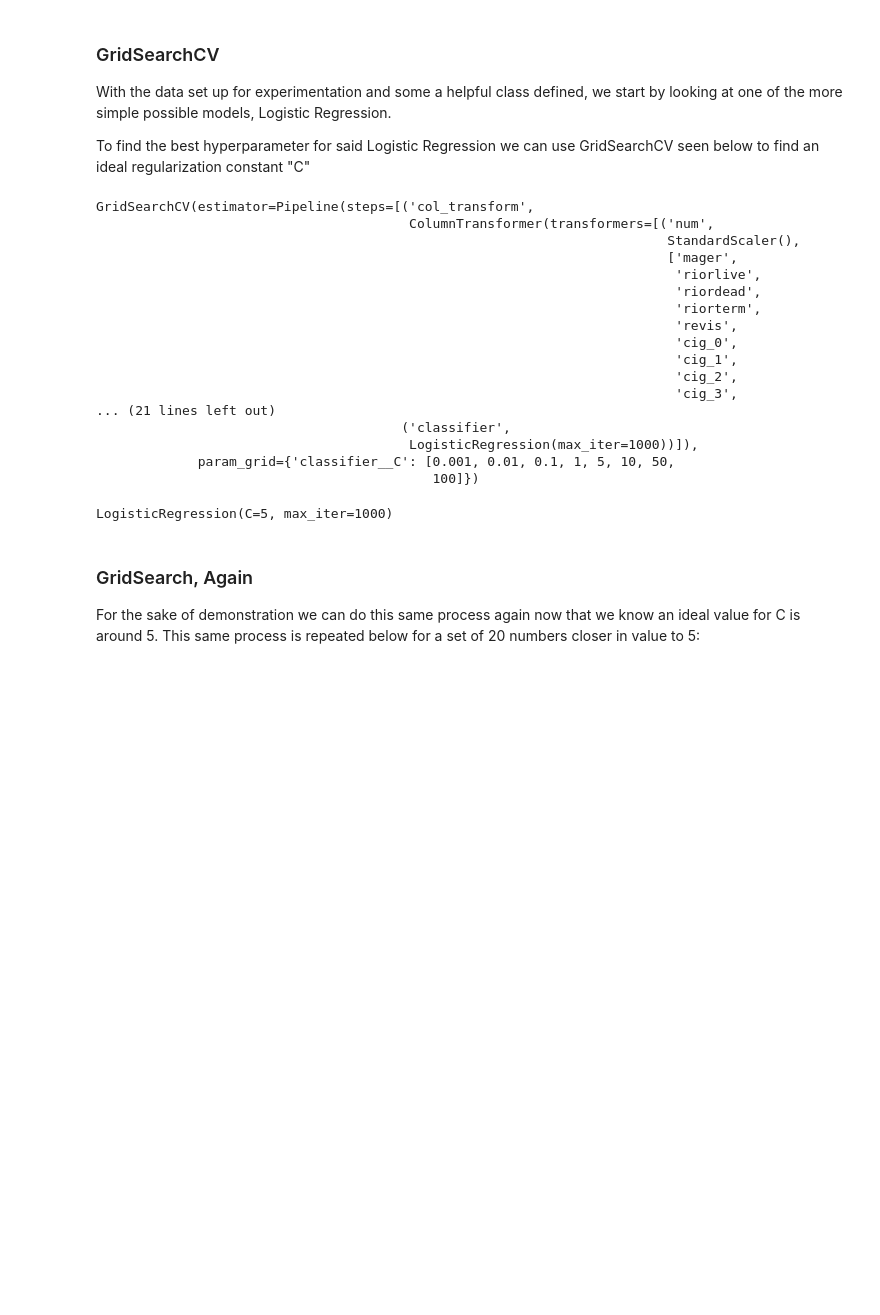
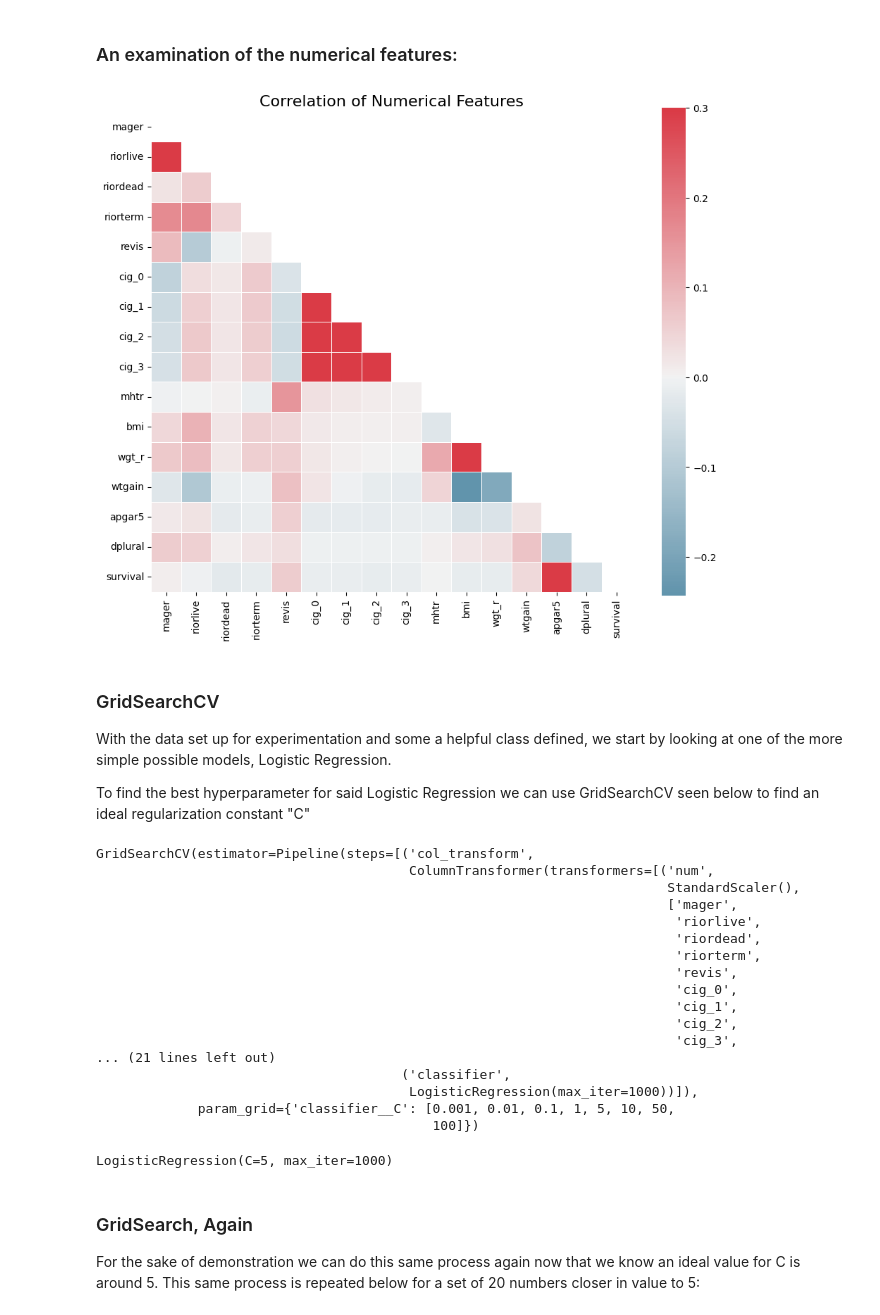
Before and after one commit to alexanderomason/Natality_final, a Jupyter notebook: Natality_final.ipynb, the cells around one changed output. Drawn from its saved outputs; the diff is of its cells as text; code cells hidden in the pictures; blank space fills up the shorter version.

Commit message:
cleaned data as parquet file and formatting of the notebook

```diff
--- a/Natality_final.ipynb
+++ b/Natality_final.ipynb
@@ -3,7 +3,6 @@ import pandas as pd
 import numpy as np
 import matplotlib.pyplot as plt
 import seaborn as sns
-pd.set_option('display.max_columns', None)
 from sklearn.compose import ColumnTransformer
 from imblearn.under_sampling import RandomUnderSampler
 from imblearn.over_sampling import RandomOverSampler
@@ -31,7 +30,7 @@ from sklearn.neighbors import KNeighborsClassifier
 from sklearn.preprocessing import PolynomialFeatures
 from sklearn.neighbors import KNeighborsClassifier
 from sklearn.svm import SVC
-#dfo=pd.read_csv('linkco2015_all_births.csv')
+
 def performance_result(y_true, y_pred):
     confusion_matrix_plot(y_true, y_pred)
     tn, fp, fn, tp = confusion_matrix(y_true, y_pred).ravel()
@@ -92,3 +91,5 @@ def tp(col_name):
     ax1.set_title('deaths per 1k births')
     ax2.set_title('distribution')
     plt.show()
+pd.set_option('display.max_columns', None)
+plt.rcParams['axes.titlesize']=16
@@ -252,3 +264,18 @@ column_dict={'num':['mager',
+# %%
+df=pd.read_parquet('cleaned_births.parquet')
+# %% [markdown]
+### An examination of the numerical features:
+# %%
+corr = df.select_dtypes(include=np.number).corr()
+mask = np.triu(np.ones_like(corr, dtype=bool))
+f, ax = plt.subplots(figsize=(11, 9))
+cmap = sns.diverging_palette(230, 10, as_cmap=True)
+sns.heatmap(corr, mask=mask, cmap=cmap, vmax=.3, center=0,
+            square=True, linewidths=.5)
+plt.title('Correlation of Numerical Features')
+plt.show()
+# %% [output]
+[figure, added]
 # %%
 
 rus = RandomUnderSampler(random_state=42)
```
Also changed, not shown: parts of 2 cells of this notebook, 1 other file.
